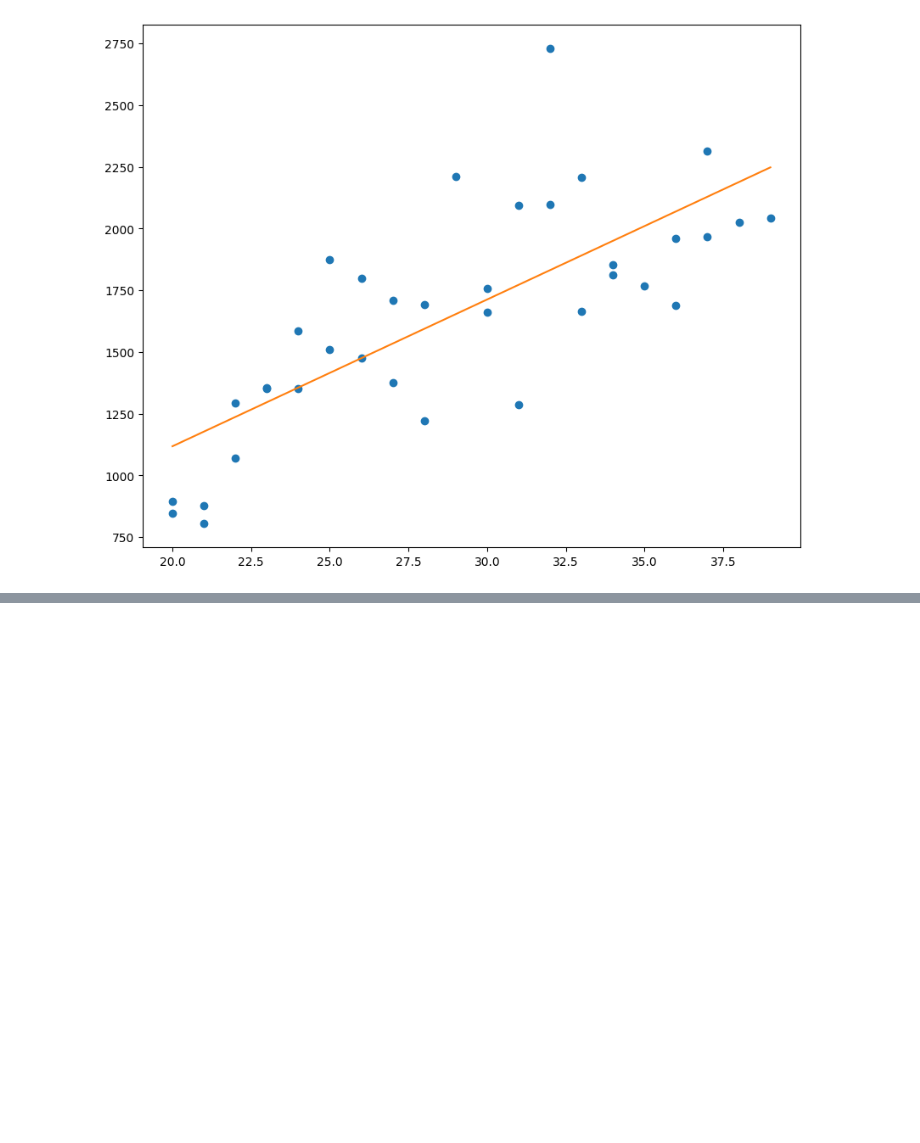
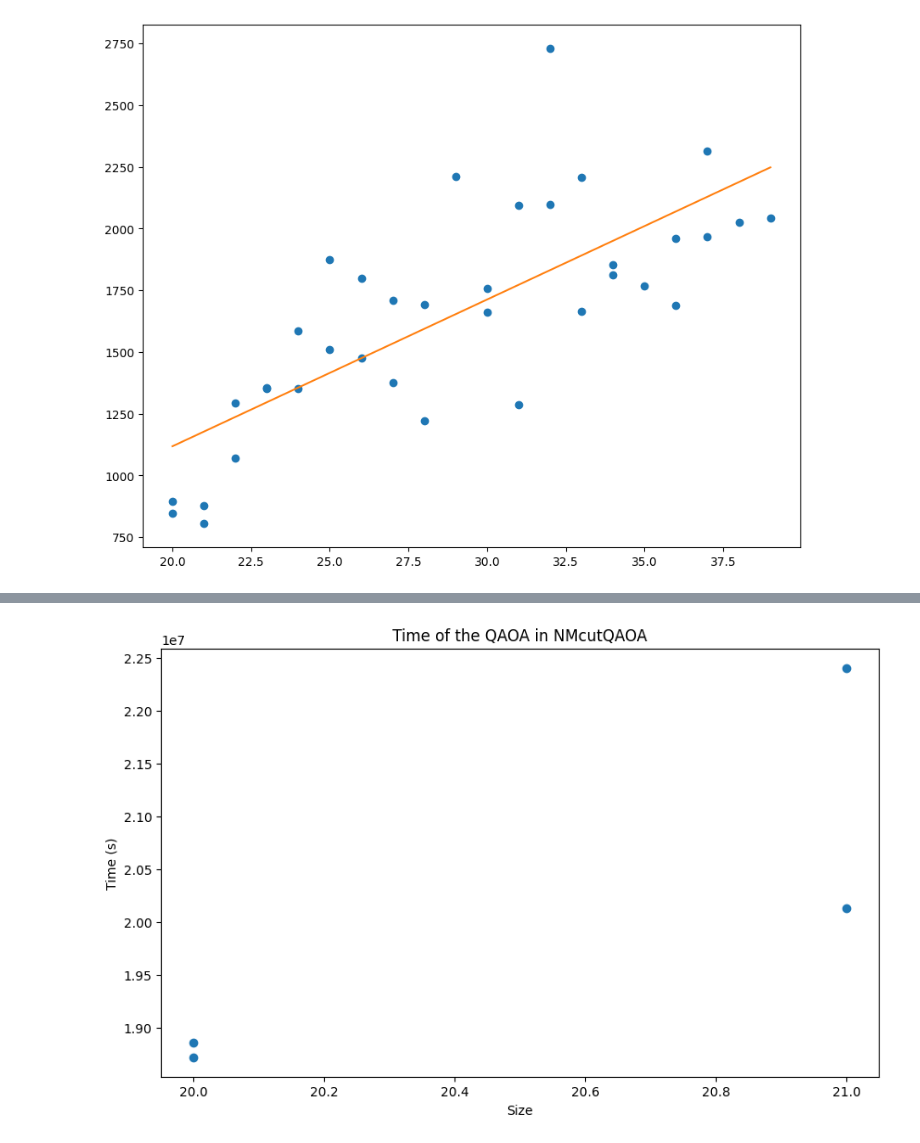
Before and after one commit to Nicofero/PhyloTree_ReConst, a Jupyter notebook: metrics_study.ipynb, the cells around one changed output, grey strips where cells are left out. Saved outputs shown, nothing was run; the diff lists cells and outputs as text; code cells hidden in the pictures; blank space fills up the shorter version.

Commit message:
QAOA bad data

```diff
--- a/metrics_study.ipynb
+++ b/metrics_study.ipynb
@@ -134,0 +149,3 @@ plt.plot(time['size'], transform_time, 'o')
+# %%
+qaoa_time = pd.read_csv('timer_qaoa.csv')
+qaoa_time.head()
@@ -134,0 +158,9 @@ plt.plot(time['size'], transform_time, 'o')
+# %%
+plt.figure(figsize=(10, 6))
+plt.plot(qaoa_time['size'], qaoa_time['time'], 'o')
+plt.xlabel('Size')
+plt.ylabel('Time (s)')
+plt.title('Time of the QAOA in NMcutQAOA')
+plt.show()
+# %% [output]
+[figure, added]
```
Also changed, not shown: parts of 8 cells of this notebook, 2 other files.
